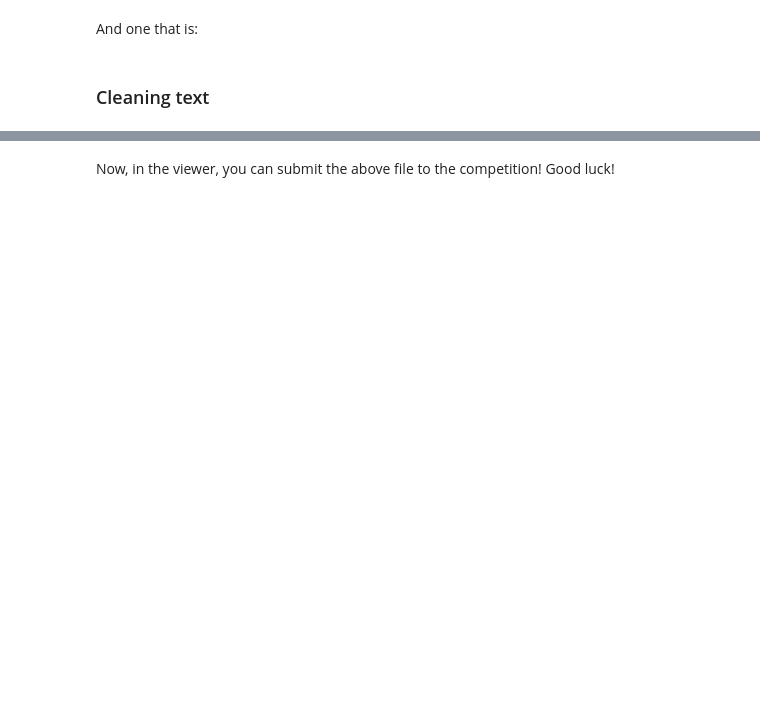
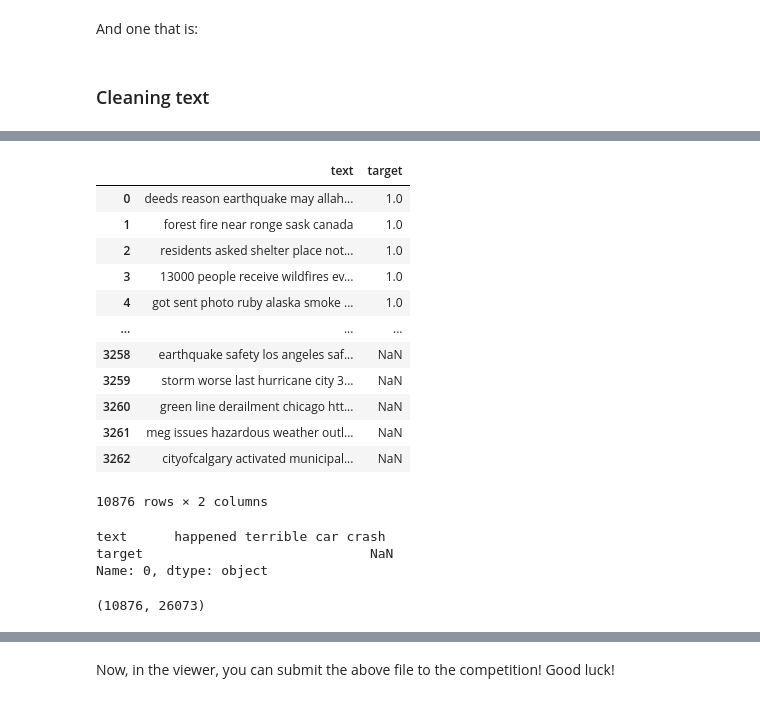
Before and after one commit to Runner71/nltp, a Jupyter notebook: nlp-disaster-tweet-classification-mn.ipynb, the cells around one changed output, grey strips where cells are left out. Drawn from its saved outputs; the diff is of its cells as text; code cells hidden in the pictures; blank space fills up the shorter version.

```diff
--- a/nlp-disaster-tweet-classification-mn.ipynb
+++ b/nlp-disaster-tweet-classification-mn.ipynb
@@ -303,0 +273,24 @@ sample_submission.to_csv("submission.csv", index=False)
+# %%
+final_df.rename(columns={'cleaned_text':'text'},inplace=True)
+final_df
+# %% [output]
+|  | text | target |
+| 0 | deeds reason earthquake may allah... | 1.0 |
+| 1 | forest fire near ronge sask canada | 1.0 |
+| 2 | residents asked shelter place not... | 1.0 |
+| 3 | 13000 people receive wildfires ev... | 1.0 |
+| 4 | got sent photo ruby alaska smoke ... | 1.0 |
+| ... | ... | ... |
+| 3258 | earthquake safety los angeles saf... | NaN |
+| 3259 | storm worse last hurricane city 3... | NaN |
+| 3260 | green line derailment chicago htt... | NaN |
+| 3261 | meg issues hazardous weather outl... | NaN |
+| 3262 | cityofcalgary activated municipal... | NaN |
+10876 rows × 2 columns
+# %%
+idx_start_test=7613
+final_df.iloc[idx_start_test]
+# %% [output]
+text      happened terrible car crash
+target                             NaN
+Name: 0, dtype: object
@@ -303,0 +303,4 @@ sample_submission.to_csv("submission.csv", index=False)
+# %%
+X.shape
+# %% [output]
+(10876, 26073)
```
Also changed, not shown: parts of 40 cells of this notebook.
